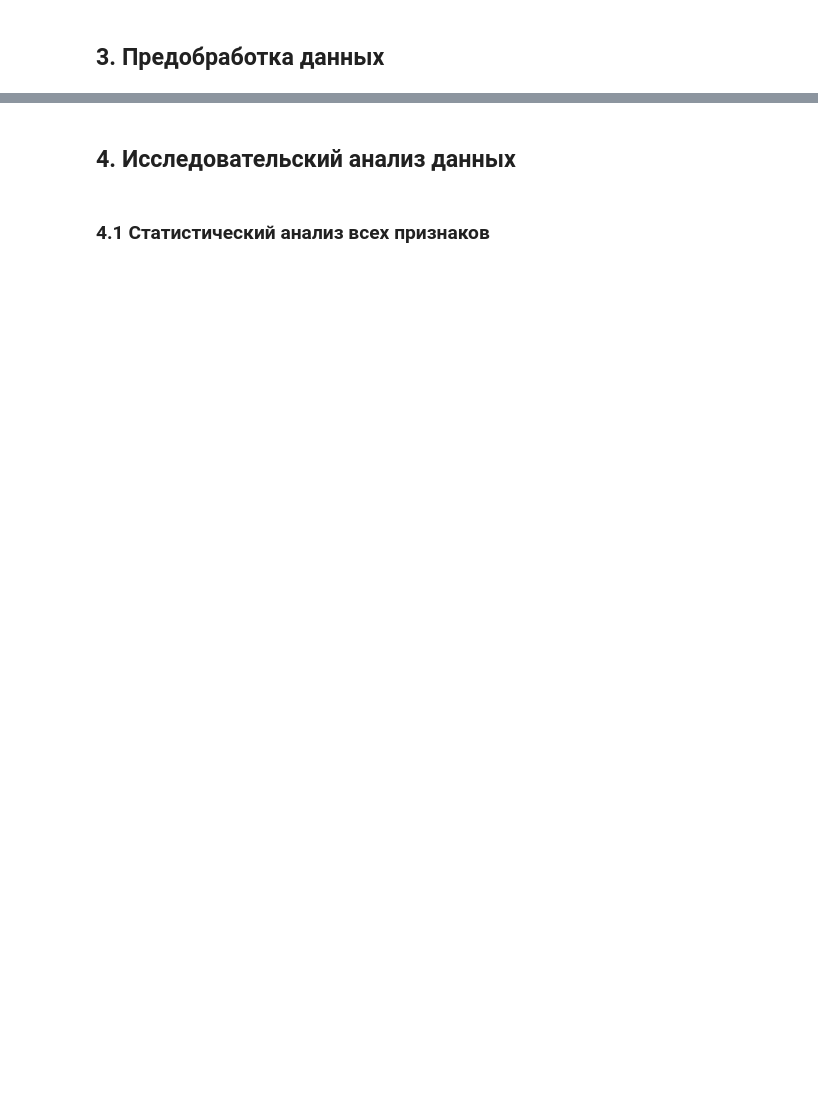
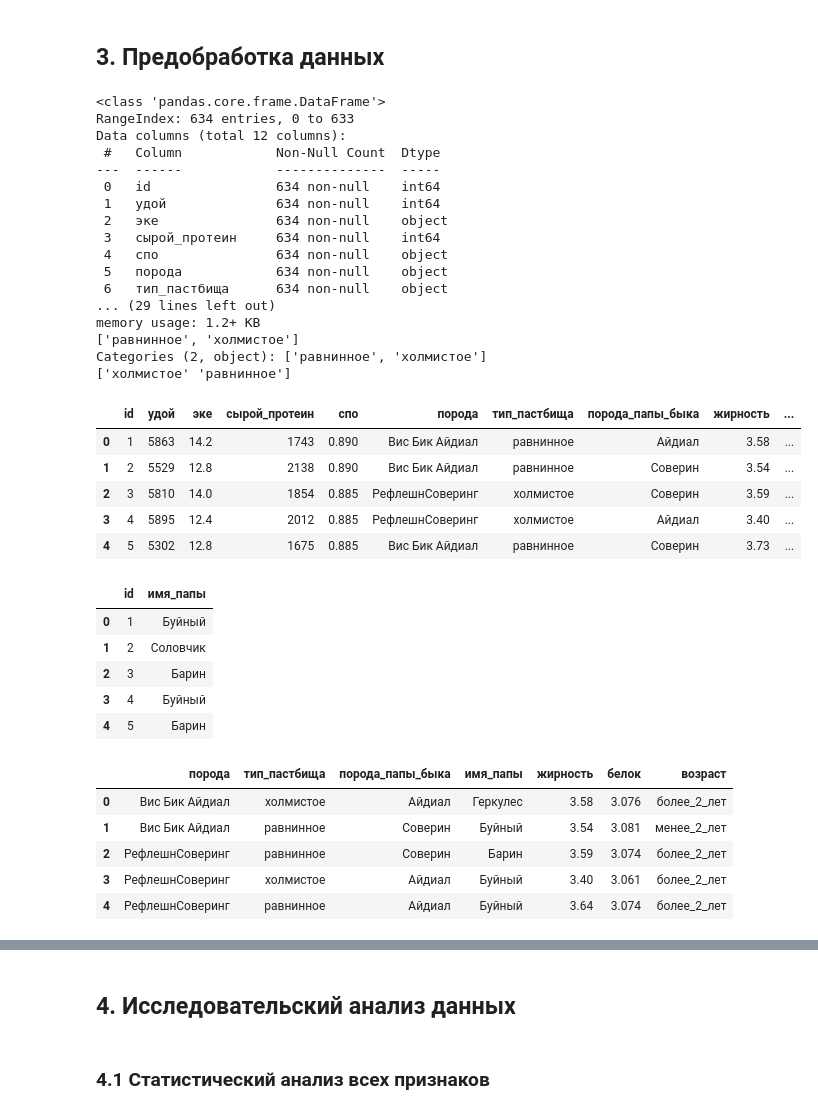
Before and after one commit to theotheo46/ds, a Jupyter notebook: linmodels.ipynb, the cells around one changed output, grey strips where cells are left out. Saved outputs shown, nothing was run; the diff lists cells and outputs as text; code cells hidden in the pictures; blank space fills up the shorter version.

```diff
--- a/linmodels.ipynb
+++ b/linmodels.ipynb
@@ -44,2 +102,66 @@ RANDOM_STATE = 42
 # %% [markdown]
 ## 3. Предобработка данных
+# %%
+df_main.info()
+df_dad.info()
+df_buy.info()
+df_main_float_col_list = ['эке', 'спо', 'жирность', 'белок']
+df_main_cat_col_list = ['вкус_молока', 'возраст', 'тип_пастбища']
+df_main_str_col_list = ['порода', 'порода_папы_быка']
+df_main['тип_пастбища'] = df_main['тип_пастбища'].str.lower()
+df_main['тип_пастбища'] = df_main['тип_пастбища'].replace('равнинные', 'равнинное')
+df_main['порода_папы_быка'] = df_main['порода_папы_быка'].replace('Айдиалл', 'Айдиал')
+df_main[df_main_float_col_list]  = df_main[df_main_float_col_list].replace(',', '.', regex=True).astype('float')
+df_main[df_main_cat_col_list]  = df_main[df_main_cat_col_list].astype('category')
+df_main[df_main_str_col_list]  = df_main[df_main_str_col_list].astype('string')
+print(df_main['тип_пастбища'].unique())
+print(df_buy['тип_пастбища'].unique())
+df_dad['имя_папы'] = df_dad['имя_папы'].astype('string')
+df_buy_float_col_list = ['жирность', 'белок']
+df_buy_cat_col_list = ['возраст', 'тип_пастбища']
+df_buy_str_col_list = ['порода', 'порода_папы_быка', 'имя_папы']
+df_buy[df_buy_float_col_list]  = df_buy[df_buy_float_col_list].replace(',', '.', regex=True).astype('float')
+df_buy[df_buy_cat_col_list]    = df_buy[df_buy_cat_col_list].astype('category')
+df_buy[df_buy_str_col_list]    = df_buy[df_buy_str_col_list].astype('string')
+display(df_main.head(5))
+display(df_dad.head(5))
+display(df_buy.head(5))
+df_main.info()
+df_dad.info()
+df_buy.info()
+# %% [output]
+<class 'pandas.core.frame.DataFrame'>
+RangeIndex: 634 entries, 0 to 633
+Data columns (total 12 columns):
+ #   Column            Non-Null Count  Dtype
+---  ------            --------------  -----
+ 0   id                634 non-null    int64
+ 1   удой              634 non-null    int64
+ 2   эке               634 non-null    object
+ 3   сырой_протеин     634 non-null    int64
+ 4   спо               634 non-null    object
+ 5   порода            634 non-null    object
+ 6   тип_пастбища      634 non-null    object
+... (29 lines left out)
+memory usage: 1.2+ KB
+['равнинное', 'холмистое']
+Categories (2, object): ['равнинное', 'холмистое']
+['холмистое' 'равнинное']
+|  | id | удой | эке | сырой_протеин | спо | порода | тип_пастбища | порода_папы_быка | жирность | ... |
+| 0 | 1 | 5863 | 14.2 | 1743 | 0.890 | Вис Бик Айдиал | равнинное | Айдиал | 3.58 | ... |
+| 1 | 2 | 5529 | 12.8 | 2138 | 0.890 | Вис Бик Айдиал | равнинное | Соверин | 3.54 | ... |
+| 2 | 3 | 5810 | 14.0 | 1854 | 0.885 | РефлешнСоверинг | холмистое | Соверин | 3.59 | ... |
+| 3 | 4 | 5895 | 12.4 | 2012 | 0.885 | РефлешнСоверинг | холмистое | Айдиал | 3.40 | ... |
+| 4 | 5 | 5302 | 12.8 | 1675 | 0.885 | Вис Бик Айдиал | равнинное | Соверин | 3.73 | ... |
+|  | id | имя_папы |
+| 0 | 1 | Буйный |
+| 1 | 2 | Соловчик |
+| 2 | 3 | Барин |
+| 3 | 4 | Буйный |
+| 4 | 5 | Барин |
+|  | порода | тип_пастбища | порода_папы_быка | имя_папы | жирность | белок | возраст |
+| 0 | Вис Бик Айдиал | холмистое | Айдиал | Геркулес | 3.58 | 3.076 | более_2_лет |
+| 1 | Вис Бик Айдиал | равнинное | Соверин | Буйный | 3.54 | 3.081 | менее_2_лет |
+| 2 | РефлешнСоверинг | равнинное | Соверин | Барин | 3.59 | 3.074 | более_2_лет |
+| 3 | РефлешнСоверинг | холмистое | Айдиал | Буйный | 3.40 | 3.061 | более_2_лет |
+| 4 | РефлешнСоверинг | равнинное | Айдиал | Буйный | 3.64 | 3.074 | более_2_лет |
```
Also changed, not shown: parts of 8 cells of this notebook.
